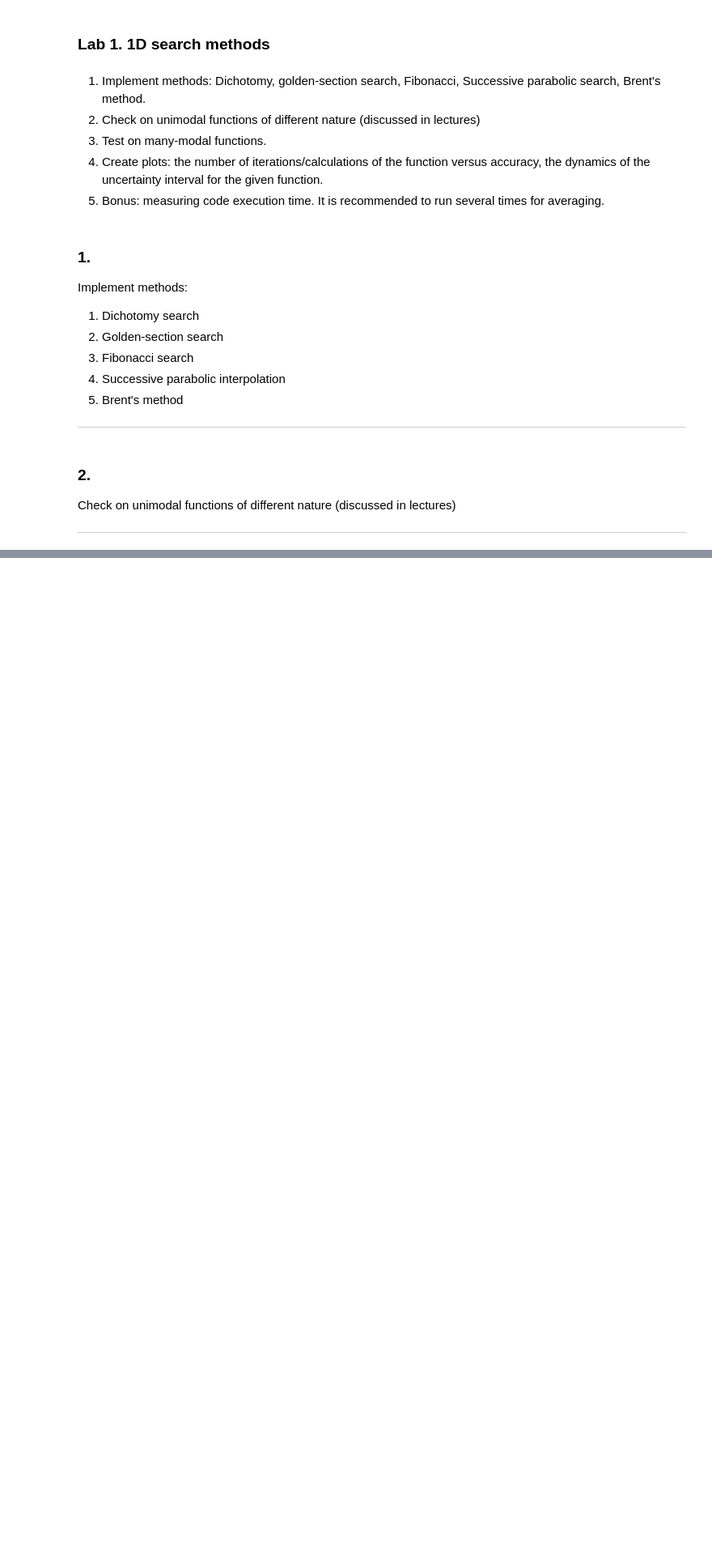
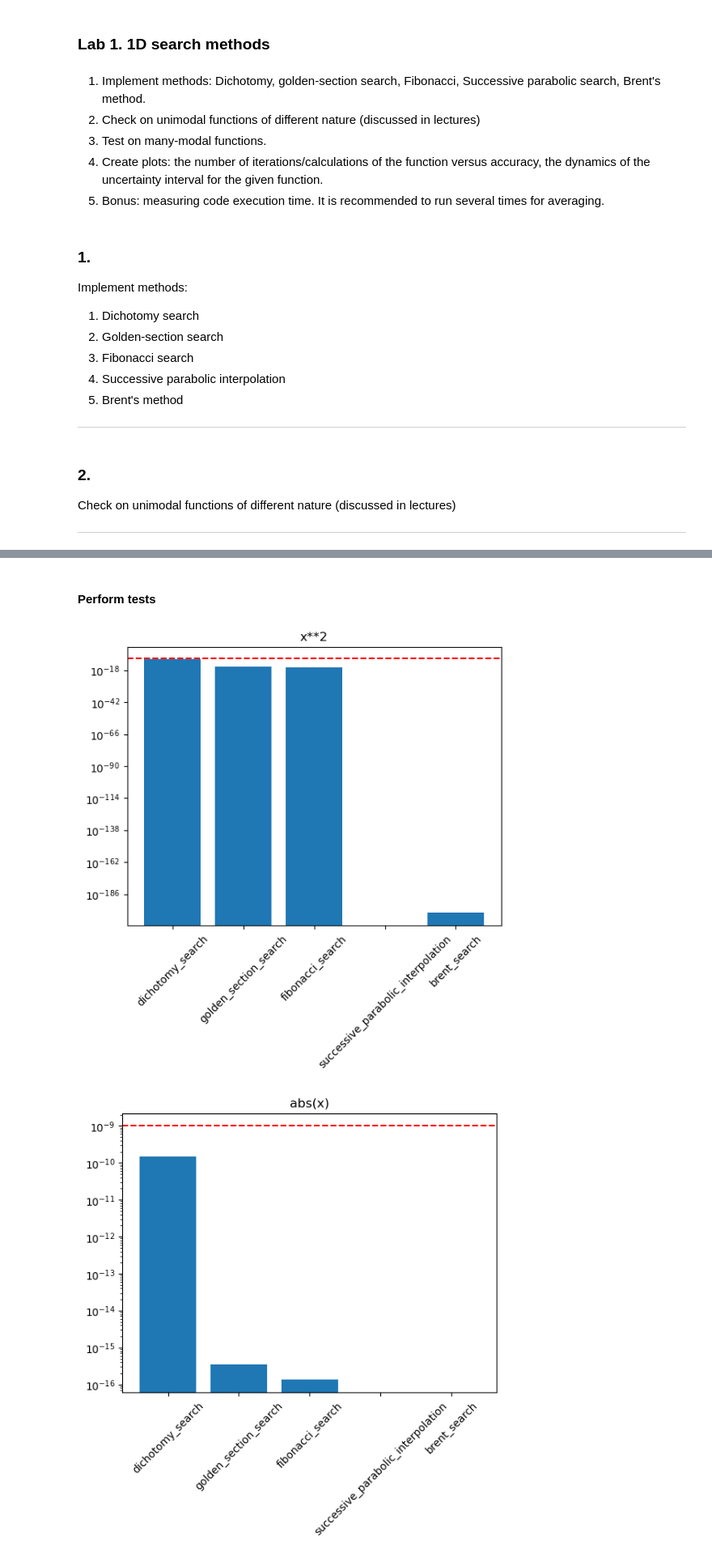
Before and after one commit to ricet8ur/optimization_labs, a Jupyter notebook: 1/search_methods.ipynb, the cells around one changed output, grey strips where cells are left out. Shown: that part at 81% size. Saved outputs shown, nothing was run; the diff lists cells and outputs as text; code cells hidden in the pictures; blank space fills up the shorter version.

```diff
--- a/1/search_methods.ipynb
+++ b/1/search_methods.ipynb
@@ -415,0 +461,47 @@ print(
+# %% [markdown]
+#### Perform tests
+# %%
+eps = 1e-9
+search_methods = (
+    (dichotomy_search, "dichotomy_search"),
+    (golden_section_search, "golden_section_search"),
+    (fibonacci_search, "fibonacci_search"),
+    (successive_parabolic_interpolation, "successive_parabolic_interpolation"),
+    (brent2, "brent_search"),
+)
+g = dict()
+# abs error for test and method
+for test in tests:
+    f, a, b, test_name = test
+    for method in search_methods:
+        optimize, method_name = method
+        try:
+            minx = optimize(f, a, b)
+        except:
+            minx = optimize(f, a + eps, b - eps)
+        # print(minx)
+        error = np.abs(minx - 0)
+        g.setdefault(test_name, dict())[method_name] = error
+
+
+def sorted_keys(d: dict):
+    return sorted([k for k in d.keys()])
+
+
+def sorted_dict(d: dict):
+    return [(k, d[k]) for k in sorted_keys(d)]
+
+
+test_items = g.items()
+for test_name, d in test_items:
+    # items = sorted_dict(d)
+    items = d.items()
+    plt.bar(*zip(*items))
+    plt.yscale("log")
+    plt.xticks(rotation=45)
+    plt.axhline(eps,linestyle='--',color='red')
+    plt.title(test_name)
+    plt.show()
+# %% [output]
+[figure, added]
+[figure, added]
```
Also changed, not shown: parts of 10 cells of this notebook.
